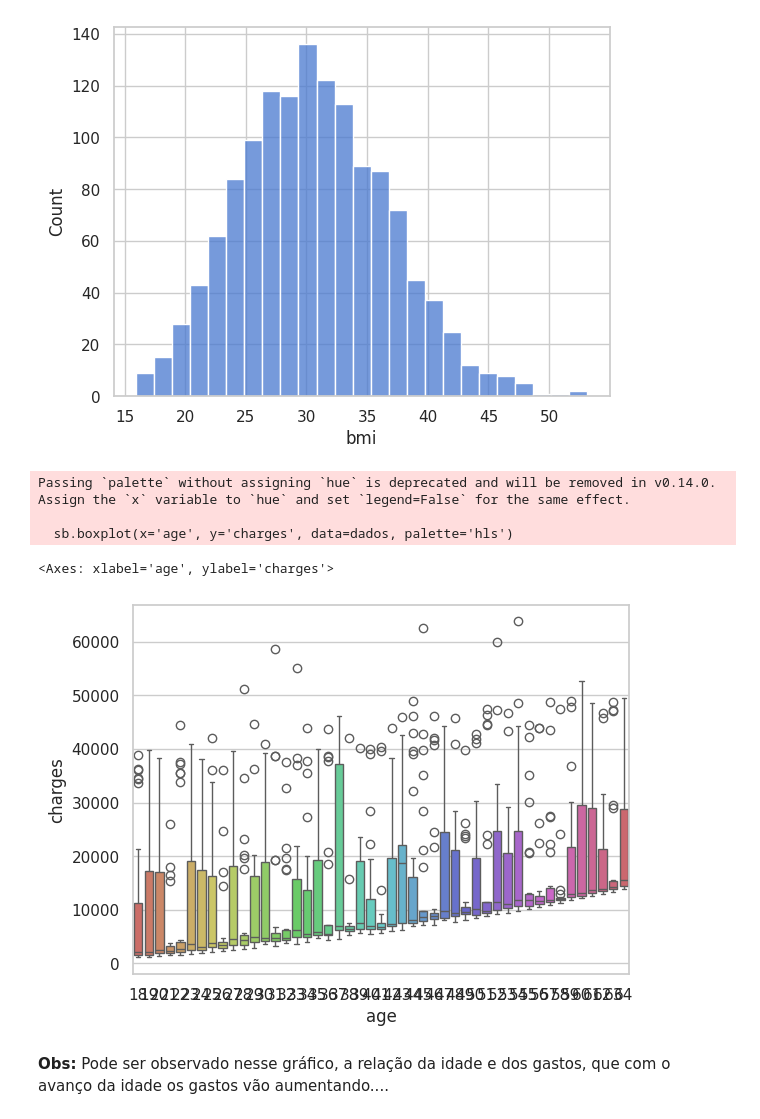
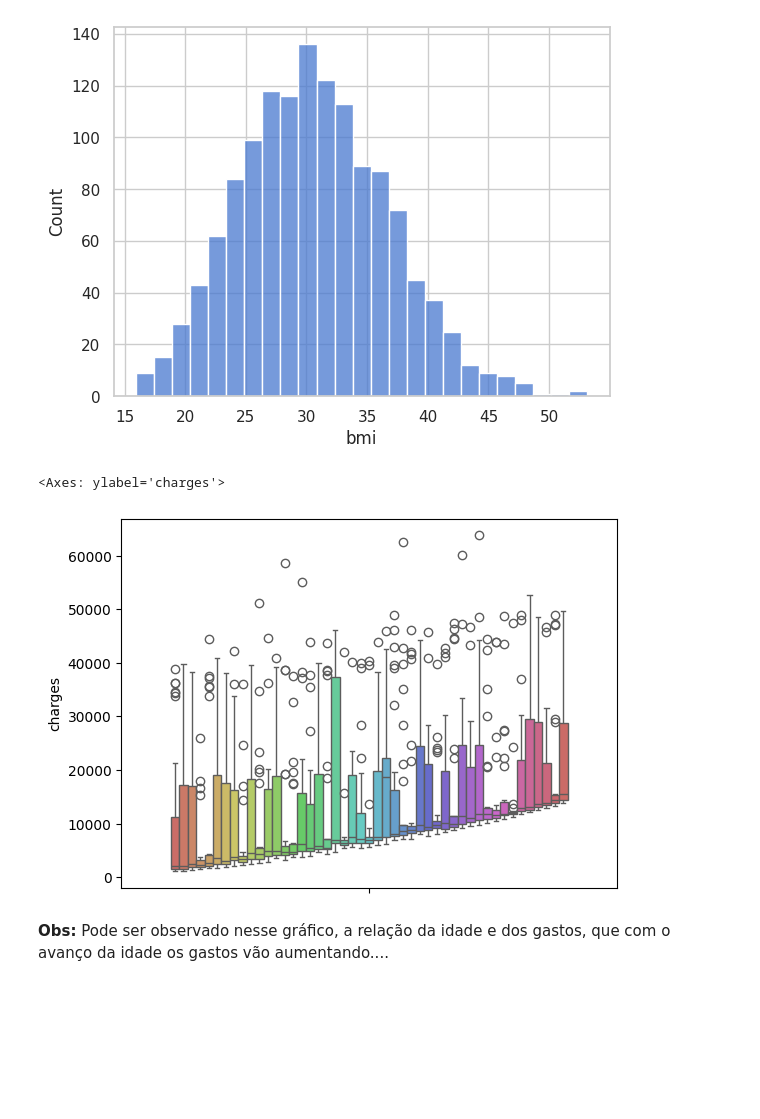
Before and after one commit to lcaffe/tech-challenge, a Jupyter notebook: tech_challenge.ipynb, the cells around one changed output. Drawn from its saved outputs; the diff is of its cells as text; code cells hidden in the pictures; blank space fills up the shorter version.

```diff
--- a/tech_challenge.ipynb
+++ b/tech_challenge.ipynb
@@ -49,5 +62,14 @@ import numpy as np
 # %% [markdown]
 Necessário fazer o upload .csv
 # %%
-dados = pd.read_csv("insurance.csv")
-#dados = pd.read_csv("medical_insurance.csv") # base do kaggle
+import pandas as pd
+
+def initialize_database():
+  dados = pd.read_csv("insurance.csv")
+  #dados = pd.read_csv("medical_insurance.csv") # base do kaggle
+  print("base de dados inicializada...")
+  return dados
+# %%
+dados = initialize_database()
+
+upsampling = False
@@ -96,9 +120,18 @@ dados
 
 **Obs**: Não estou removendo os duplicados
 # %%
-duplicados = dados.duplicated()
-numero_duplicados = duplicados.sum()
-print(f"Número de registros duplicados: {numero_duplicados}")
+def list_duplicated(dados):
+  duplicados = dados.duplicated()
+  numero_duplicados = duplicados.sum()
+  print(f"Número de registros duplicados: {numero_duplicados}")
 
-linhas_duplicadas = dados[duplicados]
-print(linhas_duplicadas)
+  linhas_duplicadas = dados[duplicados]
+  print(linhas_duplicadas)
+
+def remove_duplicated(dados):
+  # Removendo duplicados (por padrão, mantém a primeira linha)
+  dados = dados.drop_duplicates()
+
+  # reindexando a base de dados
+  dados.reset_index(drop=True)
+  return dados;
@@ -140,0 +148,6 @@ dados.reset_index(drop=True)
+# %%
+print(dados.shape)
+
+dados = remove_duplicated(dados)
+
+print(dados.shape)
@@ -204,13 +223,10 @@ sb.histplot(data=dados, x="bmi")
 <Axes: xlabel='bmi', ylabel='Count'>
 [figure]
 # %%
-sb.boxplot(x='age', y='charges', data=dados, palette='hls')
+sb.boxplot(hue='age', y='charges', data=dados, palette='hls', legend=False)
 # %% [output]
-Passing `palette` without assigning `hue` is deprecated and will be removed in v0.14.0. Assign the `x` variable to `hue` and set `legend=False` for the same effect.
-
-  sb.boxplot(x='age', y='charges', data=dados, palette='hls')
+<Axes: ylabel='charges'>
-<Axes: xlabel='age', ylabel='charges'>
-[figure, old version]
+[figure, new version]
 # %% [markdown]
 **Obs:** Pode ser observado nesse gráfico, a relação da idade e dos gastos, que com o avanço da idade os gastos vão aumentando....
 # %%
```
Also changed, not shown: parts of 56 cells of this notebook.
